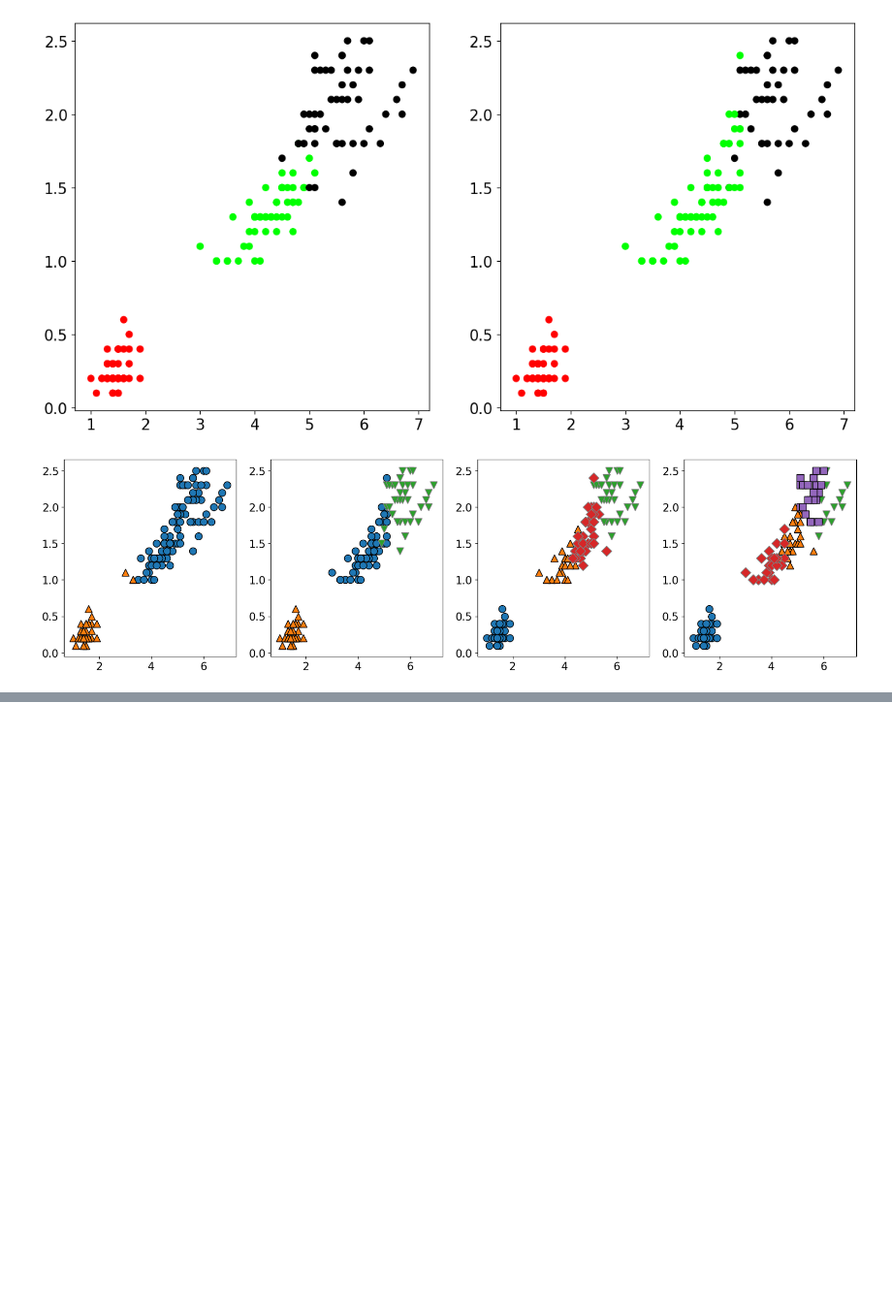
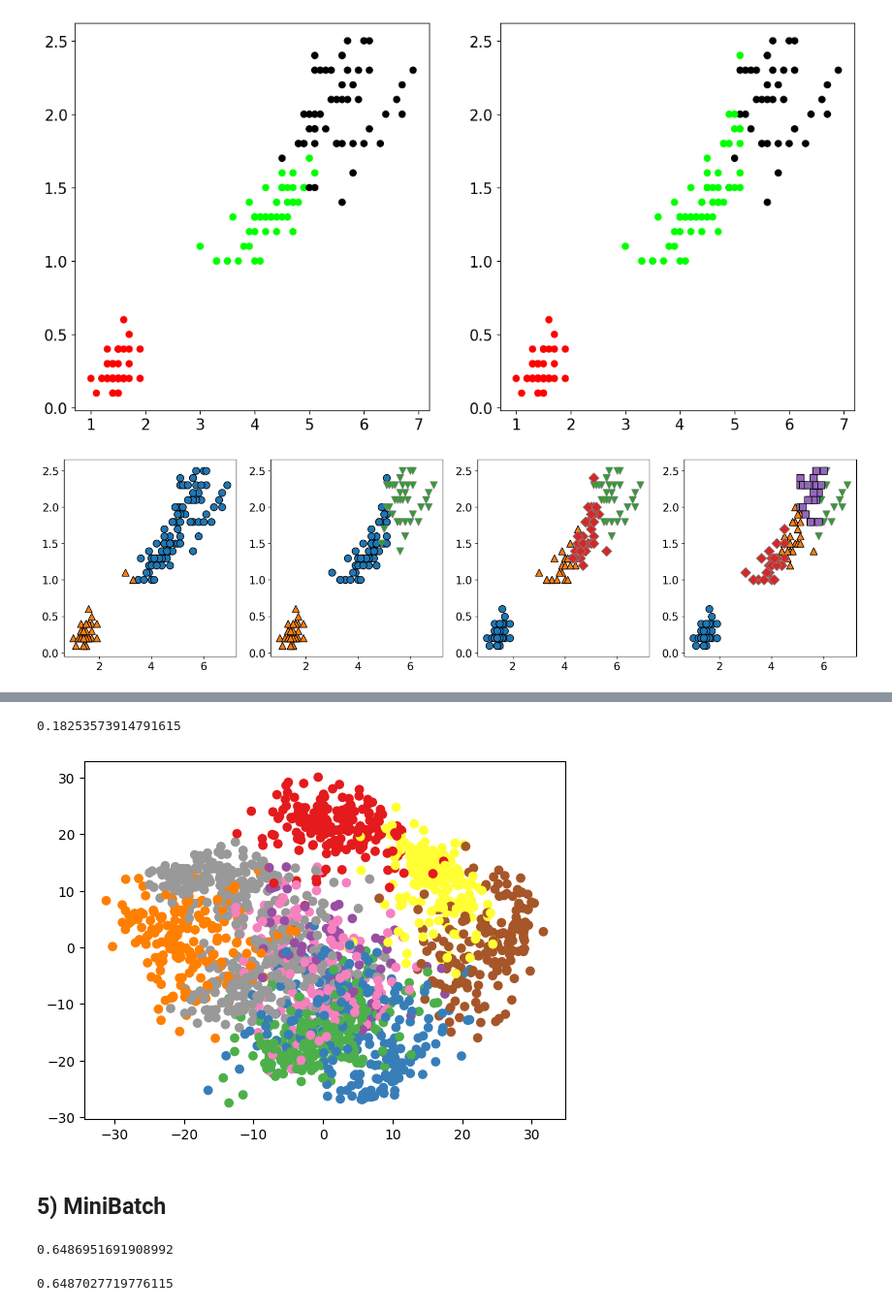
Before and after one commit to hyewon961117/hw_study2, a Jupyter notebook: two/005_python_클러스터링.ipynb, the cells around one changed output, grey strips where cells are left out. Shown at 97% size. Drawn from its saved outputs; the diff is of its cells as text; code cells hidden in the pictures; blank space fills up the shorter version.

```diff
--- a/two/005_python_클러스터링.ipynb
+++ b/two/005_python_클러스터링.ipynb
@@ -424,0 +537,22 @@ for k in [2,3,4,5]:
+# %%
+# 군집분석은 실루엣 스코어로 평가 (1.0 이면 좋은 점수)
+from sklearn.metrics.cluster import silhouette_score
+
+silhouette_score(digits.data, y_pred)
+# k-means++ : 0.18253573914791615
+# random : 0.18189172660646816
+# %% [output]
+0.18253573914791615
+# %%
+#군집화 결과를 주성분 분석을 통해 그린 그래프
+# 64차원이기 떄문에 그림을 그릴 수 없음 / 그림을 그리기위해 2차원, 3차원으로 차원축소(주성분분석)
+from sklearn.decomposition import PCA
+
+pca = PCA(n_components=2)
+X = pca.fit_transform(digits.data)
+plt.scatter(X[:, 0], X[:, 1], c=y_pred, cmap=plt.cm.Set1)
+plt.show()
+# %% [output]
+[figure, added]
+# %% [markdown]
+## 5) MiniBatch
@@ -424,0 +583,10 @@ for k in [2,3,4,5]:
+# %%
+from sklearn.metrics.cluster import silhouette_score
+silhouette_score(X[:10000], model1.predict(X[:10000]))
+# %% [output]
+0.6486951691908992
+# %%
+from sklearn.metrics.cluster import silhouette_score
+silhouette_score(X[:10000], model2.predict(X[:10000]))
+# %% [output]
+0.6487027719776115
```
Also changed, not shown: parts of 56 cells of this notebook, 36 other files.
